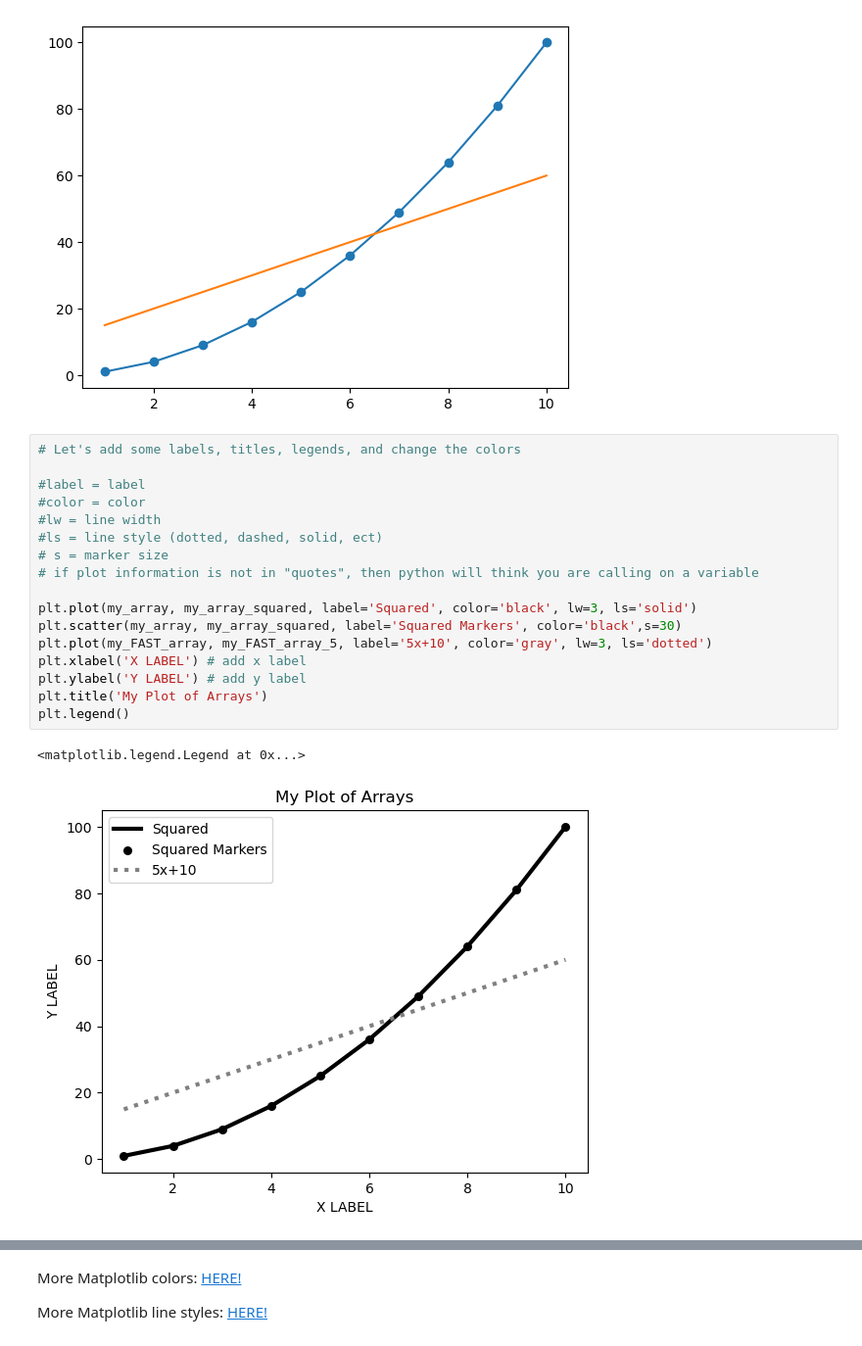
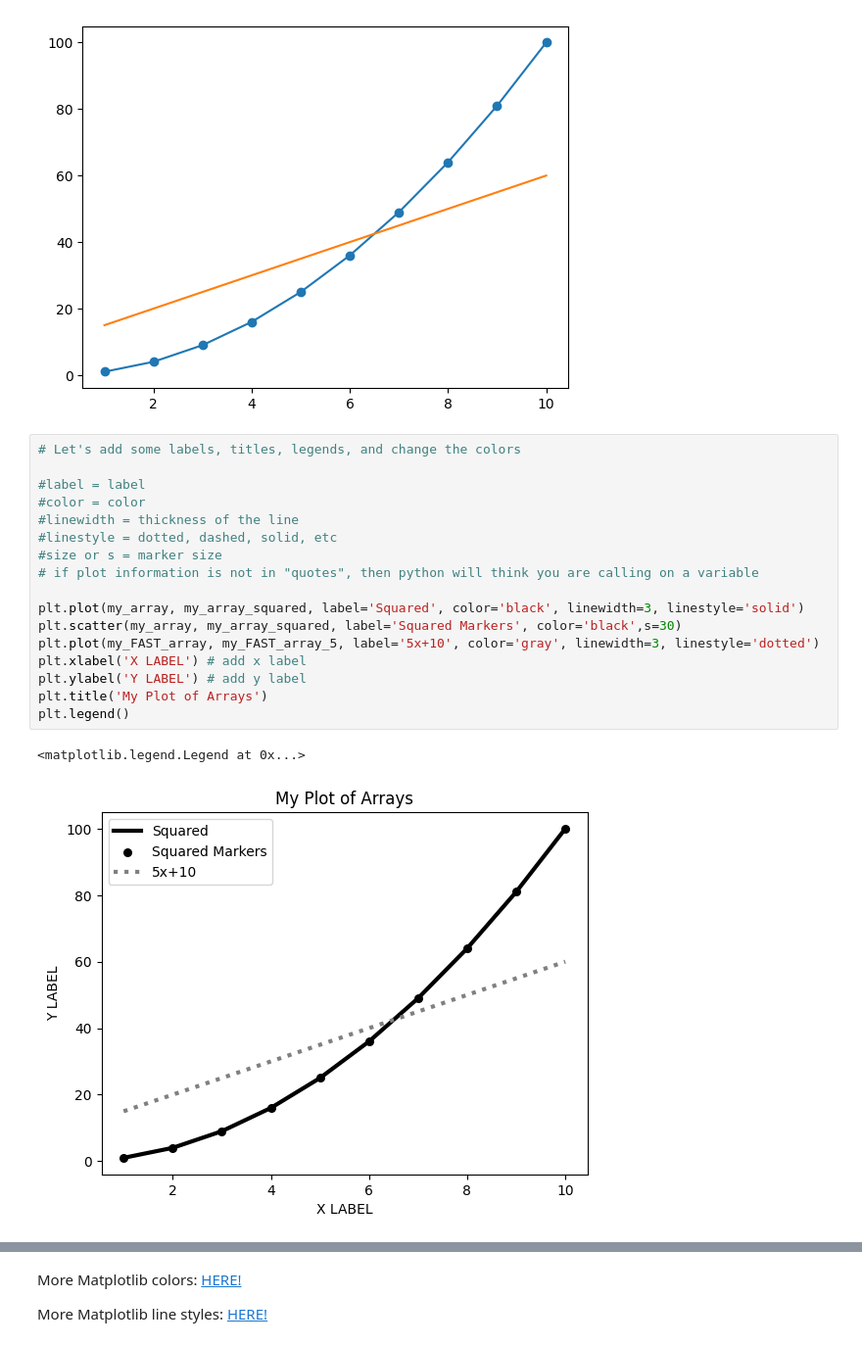
Before and after one commit to CovingtonResearchGroup/CCZ-student-python-training, a Jupyter notebook: Intro_to_Python.ipynb, the cells around one changed output, grey strips where cells are left out. Shown at 98% size. Drawn from its saved outputs; the diff is of its cells as text.

```diff
--- a/Intro_to_Python.ipynb
+++ b/Intro_to_Python.ipynb
@@ -162,20 +174,20 @@ plt.plot(my_FAST_array, my_FAST_array_5)
 # %%
 # Let's add some labels, titles, legends, and change the colors
 
 #label = label
 #color = color
-#lw = line width
-#ls = line style (dotted, dashed, solid, ect)
-# s = marker size
+#linewidth = thickness of the line
+#linestyle = dotted, dashed, solid, etc
+#size or s = marker size
 # if plot information is not in "quotes", then python will think you are calling on a variable
 
-plt.plot(my_array, my_array_squared, label='Squared', color='black', lw=3, ls='solid')
+plt.plot(my_array, my_array_squared, label='Squared', color='black', linewidth=3, linestyle='solid')
 plt.scatter(my_array, my_array_squared, label='Squared Markers', color='black',s=30)
-plt.plot(my_FAST_array, my_FAST_array_5, label='5x+10', color='gray', lw=3, ls='dotted')
+plt.plot(my_FAST_array, my_FAST_array_5, label='5x+10', color='gray', linewidth=3, linestyle='dotted')
 plt.xlabel('X LABEL') # add x label
 plt.ylabel('Y LABEL') # add y label
 plt.title('My Plot of Arrays')
 plt.legend()
 # %% [output]
 <matplotlib.legend.Legend at 0x...>
-[figure, old version]
+[figure, new version]
```
Also changed, not shown: parts of 32 cells of this notebook, 1 other file.
